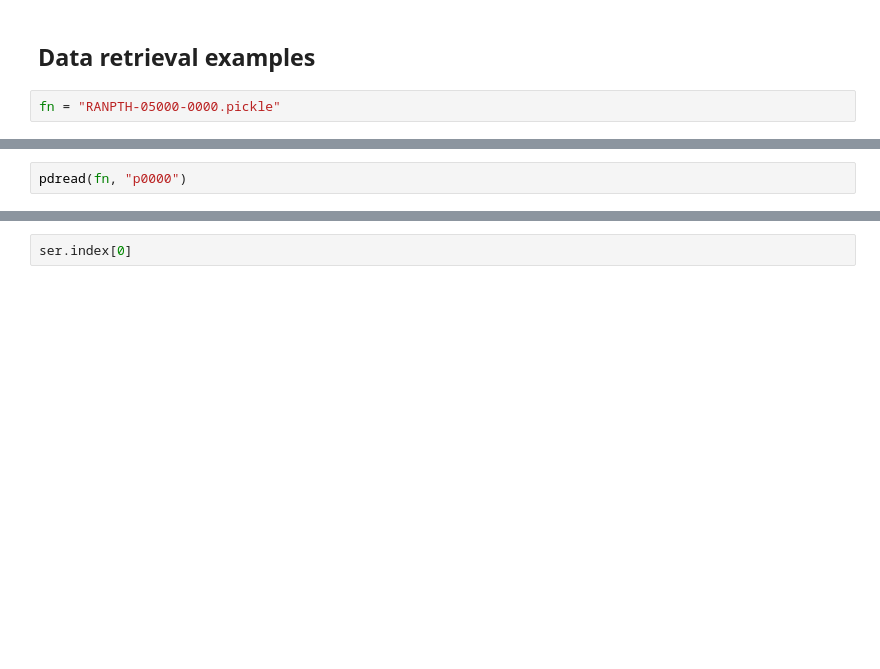
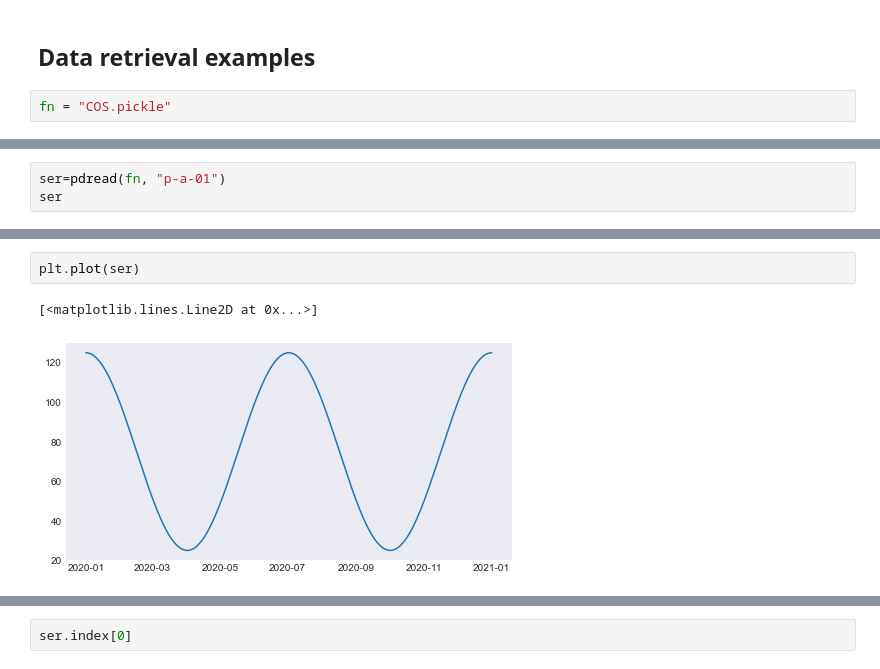
Before and after one commit to bancorprotocol/carbon-simulator, a Jupyter notebook: resources/data/Generate.ipynb, the cells around one changed output, grey strips where cells are left out. Drawn from its saved outputs; the diff is of its cells as text; blank space fills up the shorter version.

```diff
--- a/resources/data/Generate.ipynb
+++ b/resources/data/Generate.ipynb
@@ -225,4 +135,4 @@ zsh:1: no matches found: *.csv
 # %% [markdown]
 ## Data retrieval examples
 # %%
-fn = "RANPTH-05000-0000.pickle"
+fn = "COS.pickle"
@@ -242,3 +145,4 @@ Index(['p0000', 'p0001', 'p0002', 'p0003', 'p0004', 'p0005', 'p0006', 'p0007',
 # %%
-pdread(fn, "p0000")
+ser=pdread(fn, "p-a-01")
+ser
 # %% [output]
@@ -258,3 +161,8 @@ Name: p0000, Length: 101, dtype: float64
+# %%
+plt.plot(ser)
+# %% [output]
+[<matplotlib.lines.Line2D at 0x...>]
+[figure, added]
 # %%
 ser = pdread(fn, 0)
 ser
```
Also changed, not shown: parts of 29 cells of this notebook, 8 other files.
